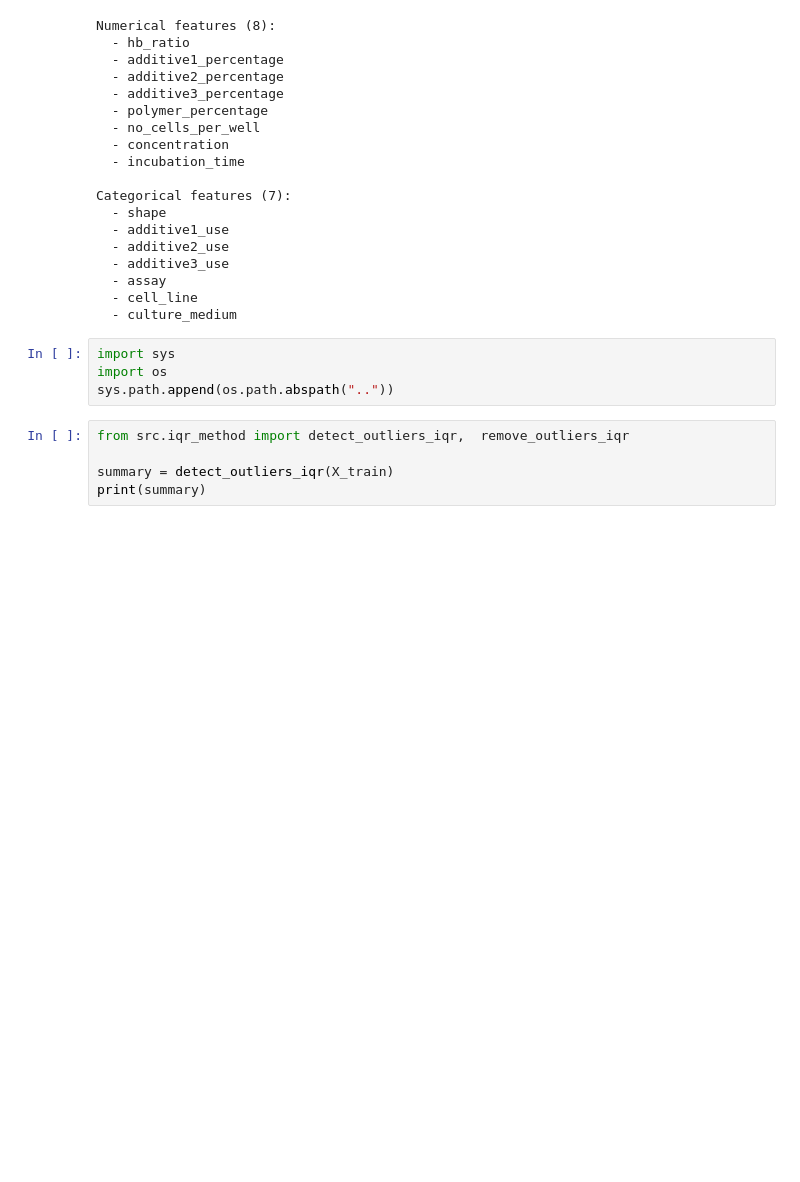
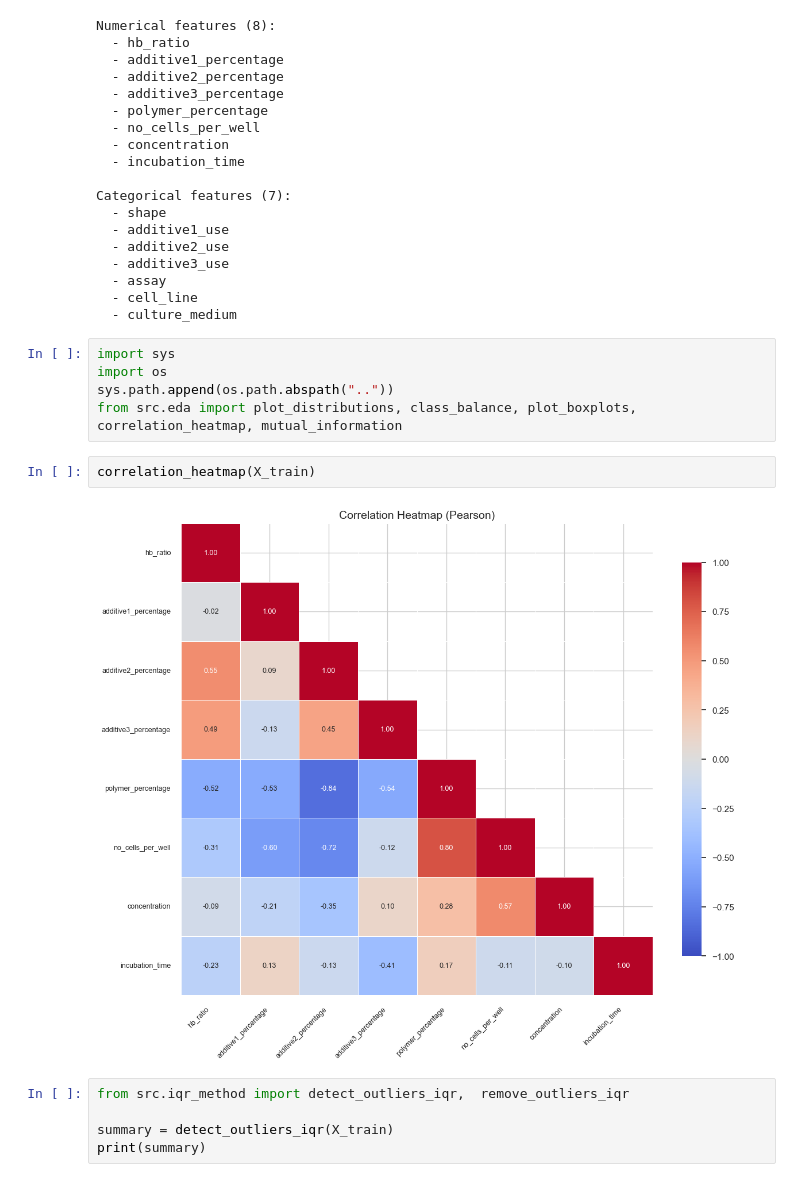
Before and after one commit to Alexangelo92/Cytotoxicity_mdpi, a Jupyter notebook: Cytotoxicity_rf_classifier_MDPI_new.ipynb, the cells around one changed output. Drawn from its saved outputs; the diff is of its cells as text; blank space fills up the shorter version.

```diff
--- a/Cytotoxicity_rf_classifier_MDPI_new.ipynb
+++ b/Cytotoxicity_rf_classifier_MDPI_new.ipynb
@@ -273,6 +273,11 @@ Categorical features (7):
 import sys
 import os
 sys.path.append(os.path.abspath(".."))
+from src.eda import plot_distributions, class_balance, plot_boxplots, correlation_heatmap, mutual_information
+# %%
+correlation_heatmap(X_train)
+# %% [output]
+[figure, added]
 # %%
 from src.iqr_method import detect_outliers_iqr,  remove_outliers_iqr
 
```
Also changed, not shown: 1 other file.
